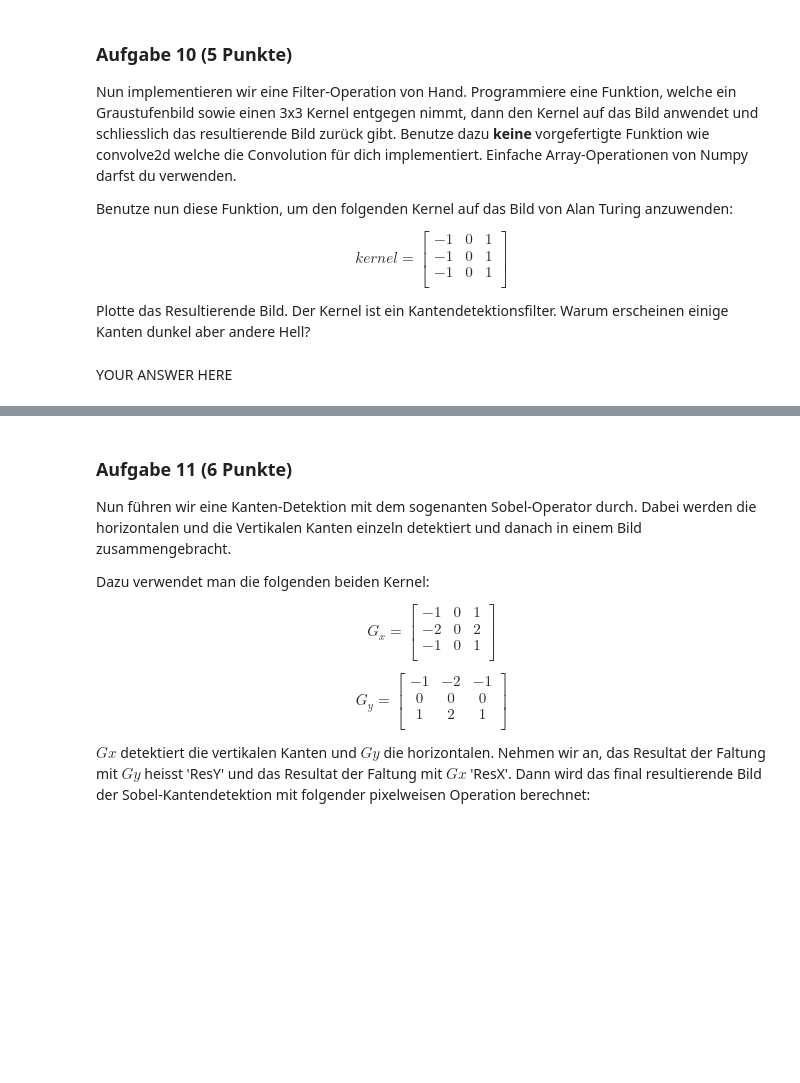
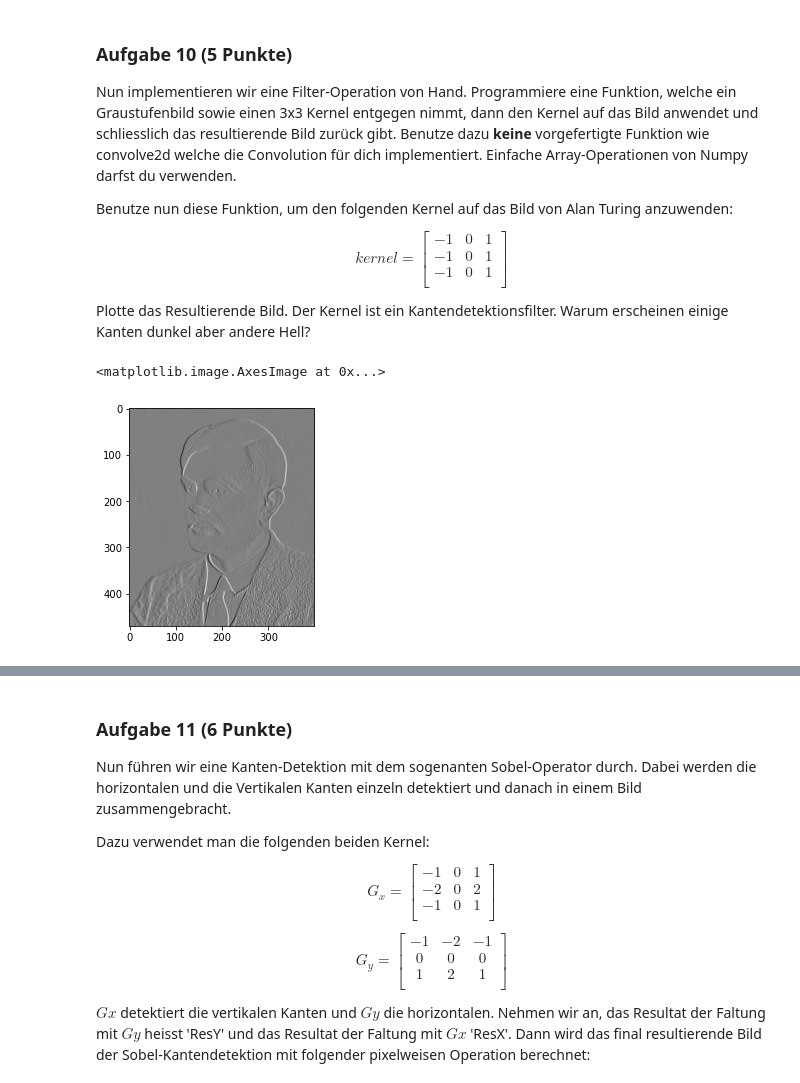
Before and after one commit to marcschny/dsp_assignments, a Jupyter notebook: assignments/assignment08_graded/assignment08_graded.ipynb, the cells around one changed output, grey strips where cells are left out. Drawn from its saved outputs; the diff is of its cells as text; code cells hidden in the pictures; blank space fills up the shorter version.

```diff
--- a/assignments/assignment08_graded/assignment08_graded.ipynb
+++ b/assignments/assignment08_graded/assignment08_graded.ipynb
@@ -269,9 +270,3 @@ $$
 <!-- <img src="edge_filter_hor.png" style="width:120px" /> -->
 
 Plotte das Resultierende Bild. Der Kernel ist ein Kantendetektionsfilter. Warum erscheinen einige Kanten dunkel aber andere Hell?
-# %%
-def convolution(img, kernel):
-    # YOUR CODE HERE
-    raise NotImplementedError()
-
-    return result
@@ -281,2 +273,38 @@ raise NotImplementedError()
-# %% [markdown]
-YOUR ANSWER HERE
+# %%
+def convolution(img, kernel):
+
+    #init result as empty image (using same scale as the original image)
+    result = np.empty(img.shape)
+
+    #pad array with edge values
+    img_padded = np.pad(img, 1, "edge")
+
+    #loop through image
+    #always start from second position, and end in second last position
+    #so only the actual image values are iterated (w/o the pad values at the edges)
+    for x in range(1, len(img_padded)-2):
+        for y in range(1, len(img_padded[x])-2):
+
+            #create 3x3 slice of the image
+            img_slice = img_padded[x-1:x+2, y-1:y+2]
+
+            #create new 3x3 slice muliplying the img_slice and the kernel
+            new_slice = np.multiply(img_slice, kernel)
+
+            #get new pixel value summing up the values in new_slice
+            new_value = np.sum(new_slice)
+
+            #set new pixel value
+            result[x,y] = new_value
+
+    return result
+# %%
+#init kernel
+kernel = [[-1,0,1],[-1,0,1],[-1,0,1]]
+
+#display new image
+new_image = convolution(img, kernel)
+plt.imshow(new_image, cmap="gray")
+# %% [output]
+<matplotlib.image.AxesImage at 0x...>
+[figure, added]
```
Also changed, not shown: parts of 5 cells of this notebook.
